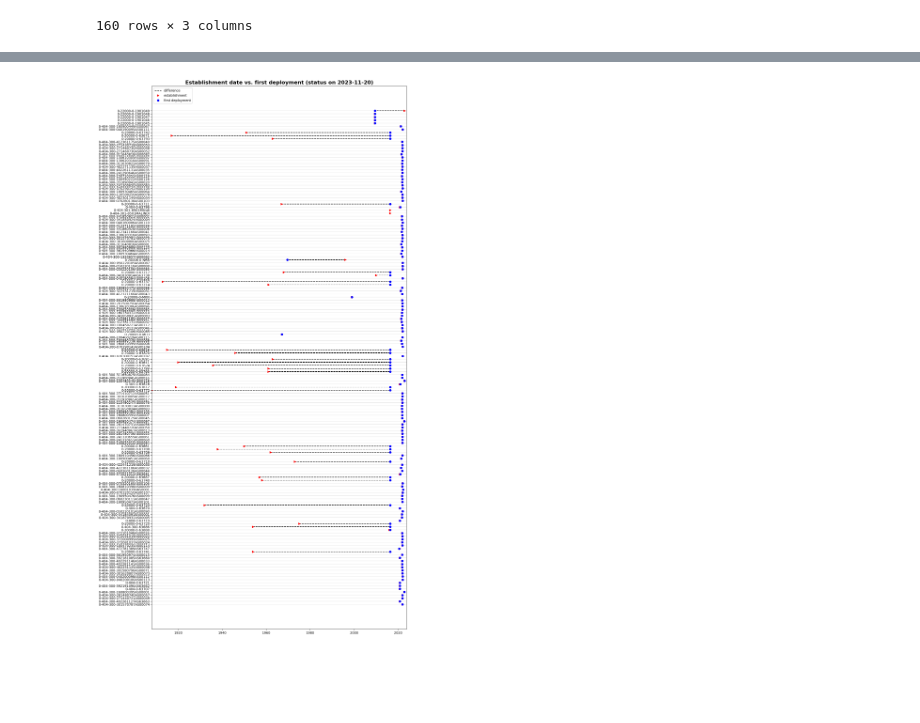
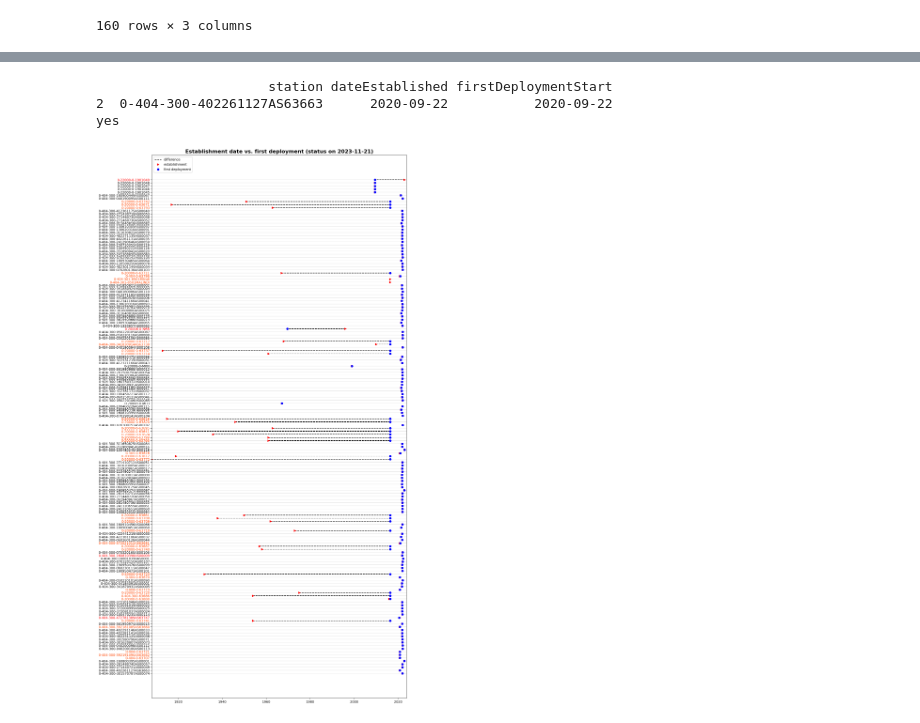
Before and after one commit to joergklausen/oscar-analysis, a Jupyter notebook: Date_Verification.ipynb, the cells around one changed output, grey strips where cells are left out. Saved outputs shown, nothing was run; the diff lists cells and outputs as text; code cells hidden in the pictures; blank space fills up the shorter version.

```diff
--- a/Date_Verification.ipynb
+++ b/Date_Verification.ipynb
@@ -172,3 +168,24 @@ Timestamp('2022-12-01 00:00:00')
+# %%
+var = 1
+
+df_var = df_dates[df_dates["station"]==str(wigosIds[var])]
+
+warnings = []
+# print(pd.to_datetime(df_var["firstDeploymentStart"]))
+# print(pd.to_datetime(df_var["dateEstablished"]))
+print(df_var)
+
+# print((df_var.iloc[0]["dateEstablished"]) < (df_var.iloc[0]["firstDeploymentStart"]))
+
+if ((pd.to_datetime(df_var.iloc[0]["dateEstablished"])) <= (pd.to_datetime(df_var.iloc[0]["firstDeploymentStart"]))):
+    warnings.append(var)
+
+
+# pd.to_datetime(df_var["dateEstablished"]) <= pd.to_datetime(df_var["firstDeploymentStart"])
+# %% [output]
+                      station dateEstablished firstDeploymentStart
+2  0-404-300-402261127AS63663      2020-09-22           2020-09-22
+yes
 # %%
 plt.style.use('default')
 fig, axes = plt.subplots(1,1, figsize=(14,30))
@@ -180,32 +197,50 @@ for id in range(0,len(wigosIds)):
 
     plt.hlines(y=id, xmin=min(pd.to_datetime(df_dates["dateEstablished"])), xmax=pd.Timestamp.today(), linewidth=0.1, color="black")
 
     x_values = [pd.to_datetime(df_var["dateEstablished"]), pd.to_datetime(df_var["firstDeploymentStart"])]
     plt.plot(x_values, [id,id], linestyle="--", color="black", label="difference")
     plt.plot([pd.to_datetime(df_var["dateEstablished"])], [id], marker=">", linestyle='None', color="red", label="establishment")
     plt.plot([pd.to_datetime(df_var["firstDeploymentStart"])], [id], marker="o",linestyle='None', color="blue", label = "first deployment")
 
 plt.xlim(min(pd.to_datetime(df_dates["dateEstablished"])), xmax=pd.Timestamp.today())
 
 names = []
+warnings_red = []
+warnings_orange = []
+
 for var in range(0,len(wigosIds)):
     variable_df = df_dates[df_dates["station"]==str(wigosIds[var])]
     name = str(variable_df.iloc[0]["station"])
     names.append(name)
 
+    df_var = df_dates[df_dates["station"]==str(wigosIds[var])]
+    if ((pd.to_datetime(df_var.iloc[0]["dateEstablished"])) > (pd.to_datetime(df_var.iloc[0]["firstDeploymentStart"]))):
+        warnings_red.append(var)
+    elif ((pd.to_datetime(df_var.iloc[0]["dateEstablished"])) != (pd.to_datetime(df_var.iloc[0]["firstDeploymentStart"]))):
+        warnings_orange.append(var)
+
+
+
+
+plt.yticks(n,names)
 n = range(0,len(names))
-plt.yticks(n,names)
+
+for i in warnings_red:
+    plt.gca().get_yticklabels()[i].set_color("red")
+
+for i in warnings_orange:
+    plt.gca().get_yticklabels()[i].set_color("orangered")
 
 from collections import OrderedDict
 handles, labels = plt.gca().get_legend_handles_labels()
 by_label = OrderedDict(zip(labels, handles))
 plt.legend(by_label.values(), by_label.keys(), loc="upper left")
 
 # title
 plt.title("Establishment date vs. first deployment"+ ' (status on ' + pd.Timestamp.today().strftime("%Y-%m-%d") + ')', fontsize=16, fontweight="bold")
 
 
 # save figure
 fig.savefig(os.getcwd()+"/Plots/EstablshmentDate_vs_FirstDeployment.jpeg", bbox_inches='tight')
 # %% [output]
-[figure, old version]
+[figure, new version]
```
Also changed, not shown: parts of 2 cells of this notebook, 1 other file.
